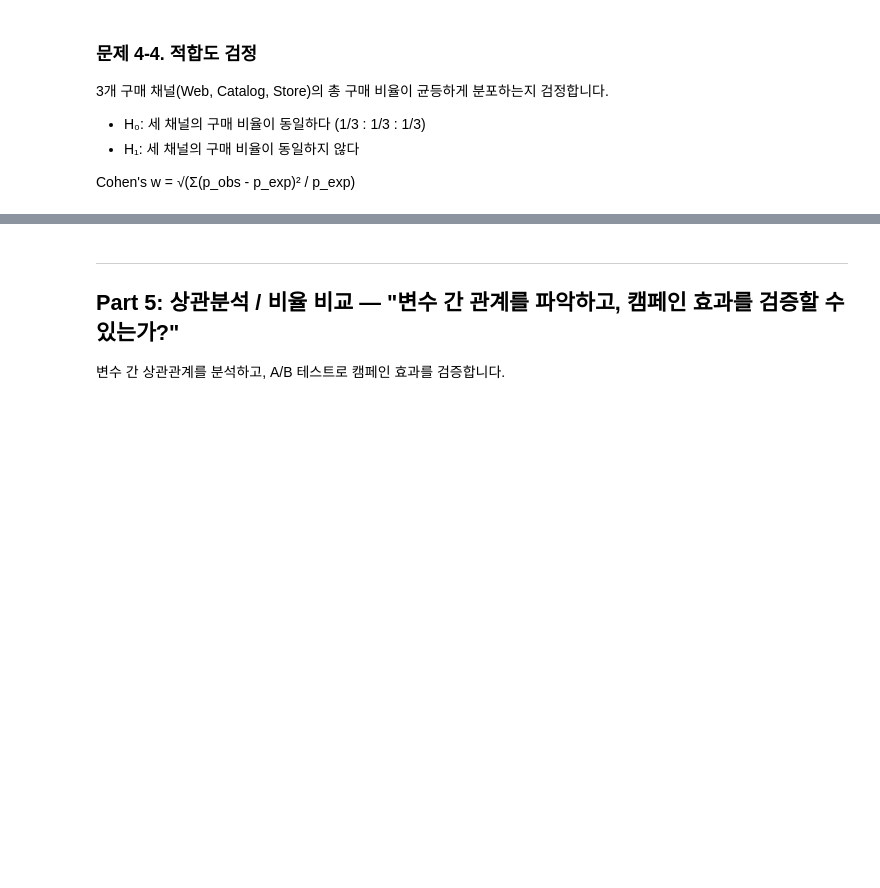
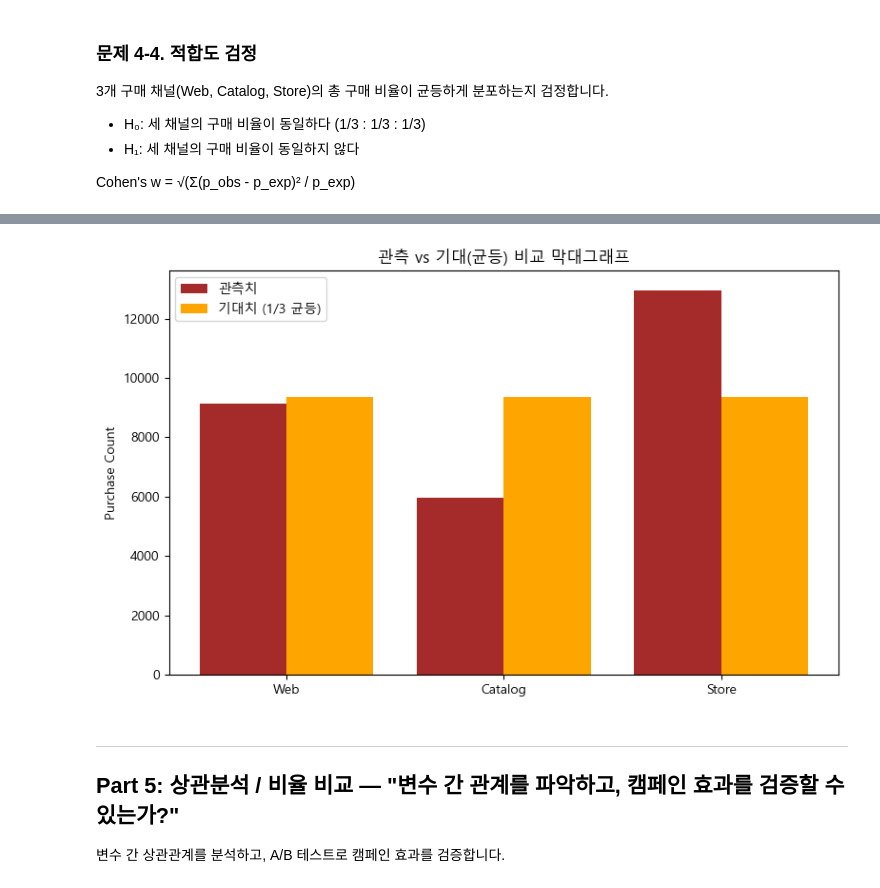
Before and after one commit to sparta-data11-statistics-practice/practice-01-descriptive-statistics-Heesang01, a Jupyter notebook: practice_comprehensive.ipynb, the cells around one changed output, grey strips where cells are left out. Saved outputs shown, nothing was run; the diff lists cells and outputs as text; code cells hidden in the pictures; blank space fills up the shorter version.

```diff
--- a/practice_comprehensive.ipynb
+++ b/practice_comprehensive.ipynb
@@ -943,4 +1188,24 @@ channel_names = ['Web', 'Catalog', 'Store']
 observed = channel_totals.values
 
 # TODO 4-4(a): 기대빈도(균등) 계산 + 적합도 검정
+n_total = observed.sum()
+expected = np.repeat(n_total / 3, 3)
+print("Observed:", observed)
+print("Expected (Uniform):", expected)
+
+# 카이제곱 적합도 검정
+chi2, p = stats.chisquare(f_obs=observed, f_exp=expected)
+
+print("\n[Goodness-of-Fit Test]")
+print(f"χ² = {chi2:.4f}")
+print(f"p-value = {p:.4g}")
+
 # TODO 4-4(b): Cohen's w 계산
+# 비율로 변환
+p_obs = observed / n_total
+p_exp = np.repeat(1/3, 3)
+
+w = np.sqrt(np.sum((p_obs - p_exp)**2 / p_exp))
+
+print("\n[Cohen's w]")
+print(f"w = {w:.4f}")
@@ -947,5 +1222,19 @@ observed = channel_totals.values
 # %%
 # TODO 4-4(c): 관측 vs 기대(균등) 비교 막대그래프
+x = np.arange(len(channel_names))
+
+plt.figure(figsize=(8,5))
+plt.bar(x - 0.2, observed, width=0.4, label='관측치', color='brown')
+plt.bar(x + 0.2, expected, width=0.4, label='기대치 (1/3 균등)', color='orange')
+
+plt.xticks(x, channel_names)
+plt.ylabel("Purchase Count")
+plt.title("관측 vs 기대(균등) 비교 막대그래프")
+plt.legend()
+plt.tight_layout()
+plt.show()
+# %% [output]
+[figure, added]
 # %% [markdown]
 ---
 ## Part 5: 상관분석 / 비율 비교 — "변수 간 관계를 파악하고, 캠페인 효과를 검증할 수 있는가?"
```
Also changed, not shown: parts of 24 cells of this notebook, 1 other file.
